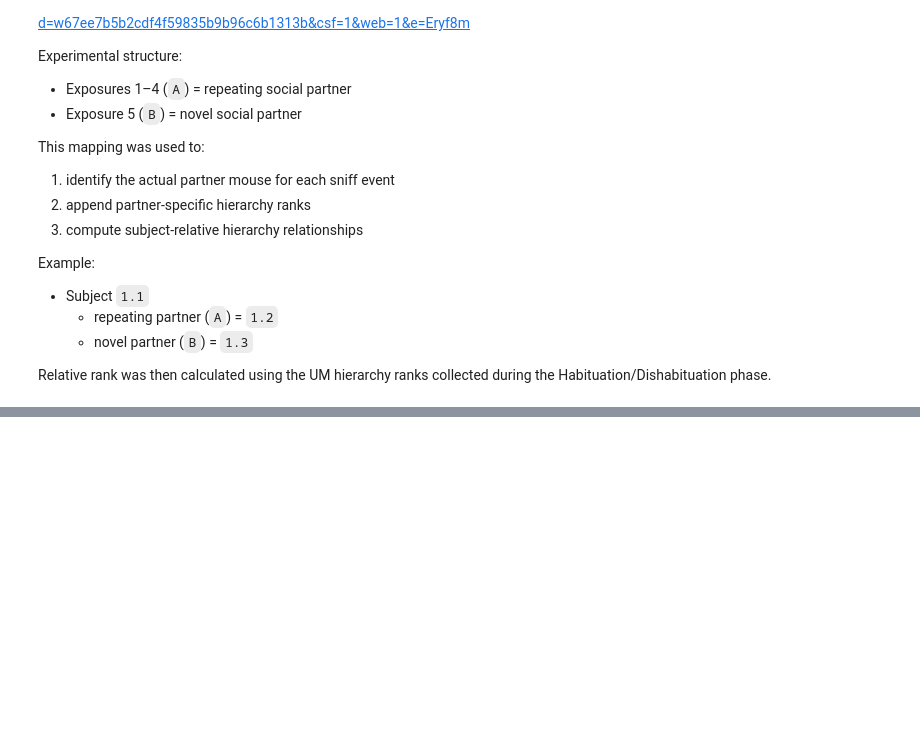
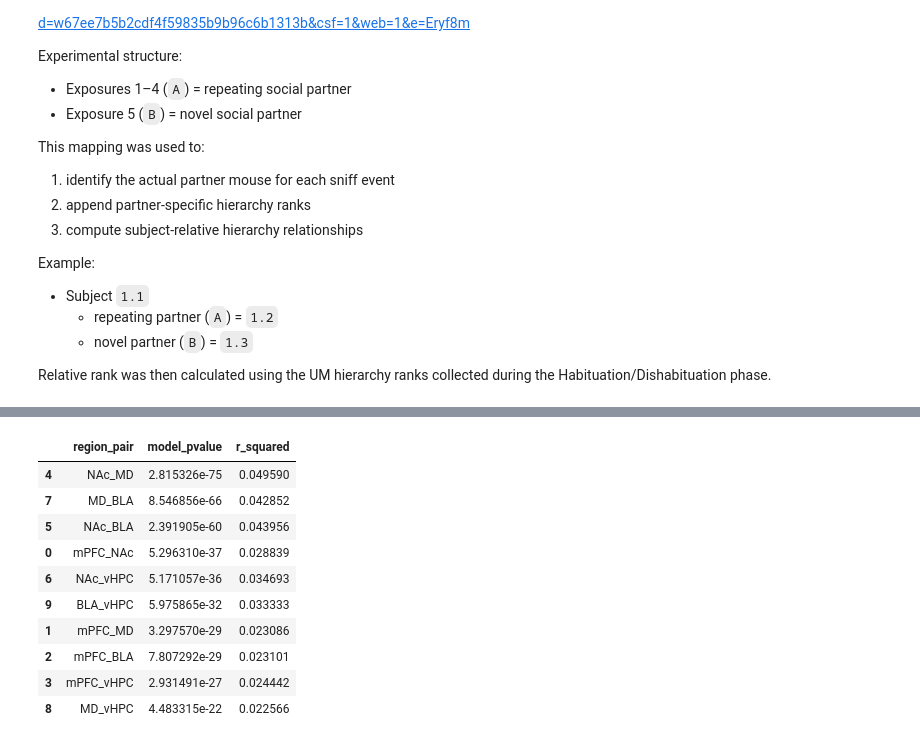
Before and after one commit to padillacoreanolab/diff_fam_social_memory_ephys, a Jupyter notebook: other_peoples_sutff/sequioa/Phase1_hab_dis_rank_GLM/relative_rank_glm_exploration.ipynb, the cells around one changed output, grey strips where cells are left out. Cells and saved outputs as stored; diff of their text form; code cells hidden in the pictures; blank space fills up the shorter version.

```diff
--- a/other_peoples_sutff/sequioa/Phase1_hab_dis_rank_GLM/relative_rank_glm_exploration.ipynb
+++ b/other_peoples_sutff/sequioa/Phase1_hab_dis_rank_GLM/relative_rank_glm_exploration.ipynb
@@ -412,0 +571,40 @@ df.to_csv(
+# %%
+results = []
+
+for region in region_pairs:
+
+    test_df = coh_df[
+        coh_df["region_or_pair"] == region
+    ].copy()
+
+    model = smf.ols(
+        formula=
+        "value ~ relative_rank * band + velocity_mouse1 + event_length",
+        data=test_df
+    ).fit()
+
+    pval = model.f_pvalue
+
+    results.append({
+        "region_pair": region,
+        "model_pvalue": pval,
+        "r_squared": model.rsquared
+    })
+# %%
+results_df = pd.DataFrame(results)
+
+results_df.sort_values(
+    "model_pvalue"
+)
+# %% [output]
+|  | region_pair | model_pvalue | r_squared |
+| 4 | NAc_MD | 2.815326e-75 | 0.049590 |
+| 7 | MD_BLA | 8.546856e-66 | 0.042852 |
+| 5 | NAc_BLA | 2.391905e-60 | 0.043956 |
+| 0 | mPFC_NAc | 5.296310e-37 | 0.028839 |
+| 6 | NAc_vHPC | 5.171057e-36 | 0.034693 |
+| 9 | BLA_vHPC | 5.975865e-32 | 0.033333 |
+| 1 | mPFC_MD | 3.297570e-29 | 0.023086 |
+| 2 | mPFC_BLA | 7.807292e-29 | 0.023101 |
+| 3 | mPFC_vHPC | 2.931491e-27 | 0.024442 |
+| 8 | MD_vHPC | 4.483315e-22 | 0.022566 |
```
Also changed, not shown: parts of 16 cells of this notebook.
